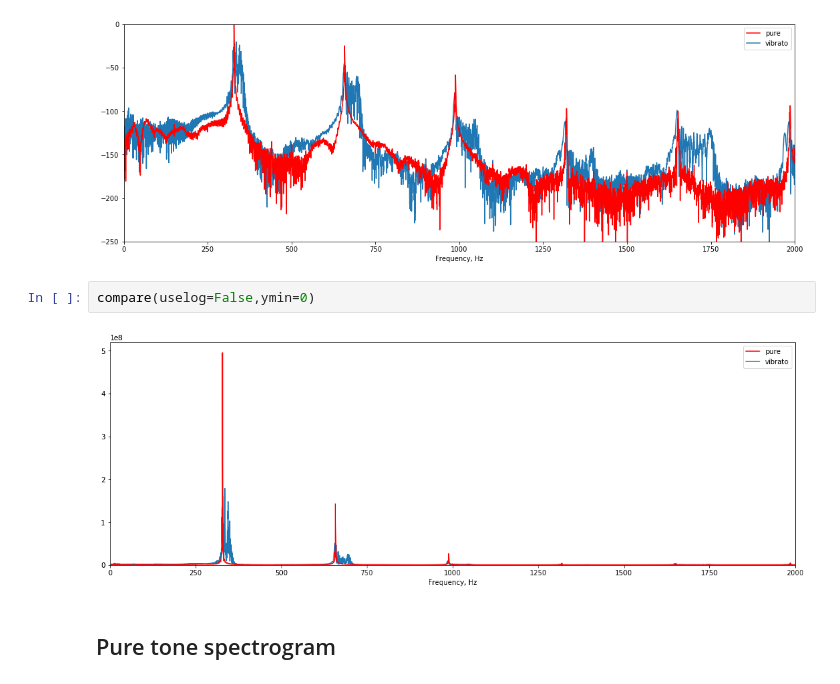
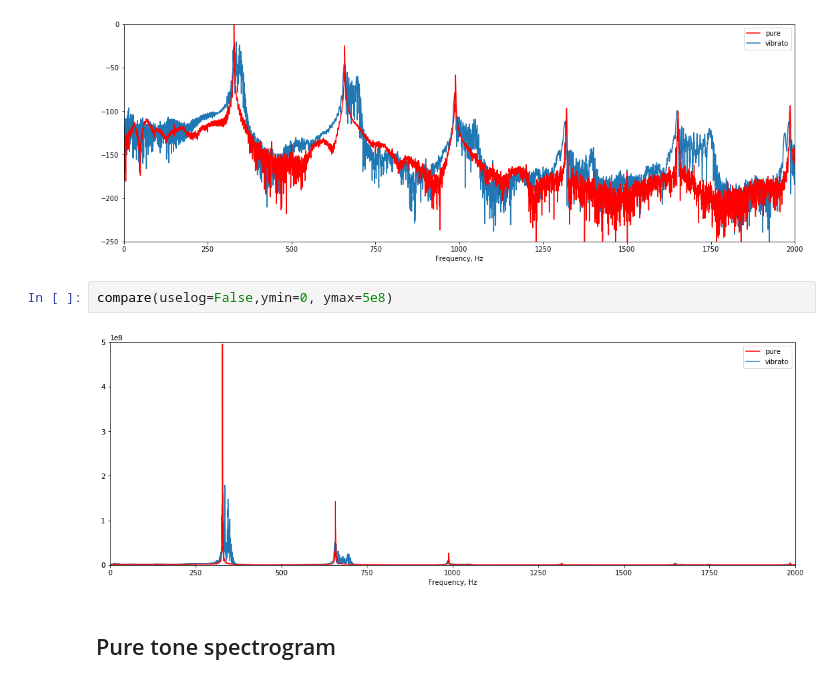
Before and after one commit to spirit11/wave_modulations, a Jupyter notebook: wavefile.ipynb, the cells around one changed output. Saved outputs shown, nothing was run; the diff lists cells and outputs as text.

```diff
--- a/wavefile.ipynb
+++ b/wavefile.ipynb
@@ -108,9 +108,9 @@ compare(uselog=True,ymin=-250,ymax=0)
 # %% [output]
 [figure]
 # %%
-compare(uselog=False,ymin=0)
+compare(uselog=False,ymin=0, ymax=5e8)
 # %% [output]
-[figure, old version]
+[figure, new version]
 # %% [markdown]
 ## Pure tone spectrogram
 # %%
```
Also changed, not shown: parts of 5 cells of this notebook.
